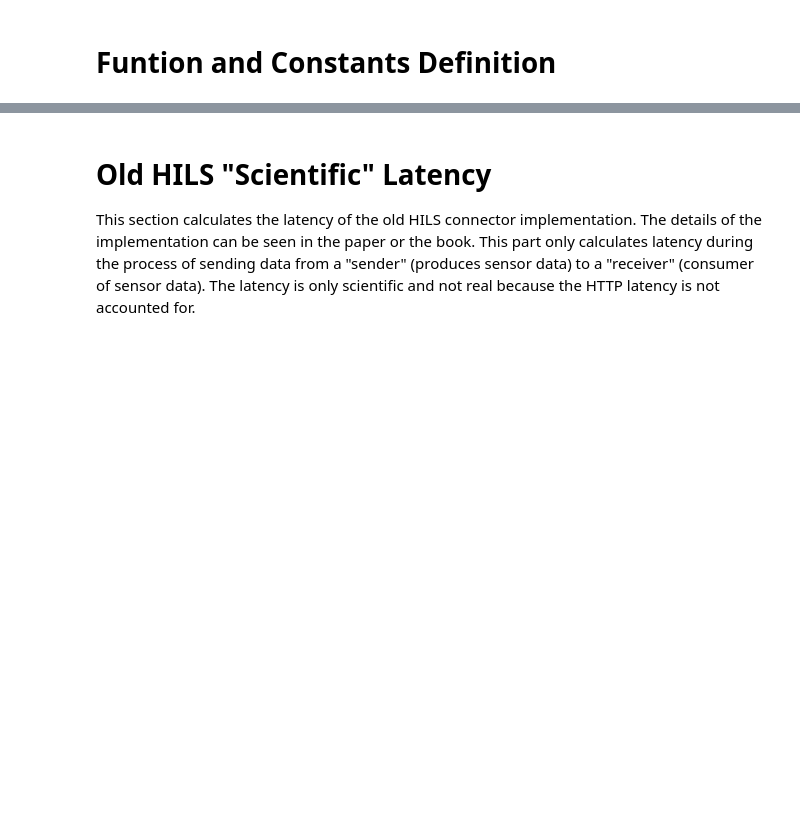
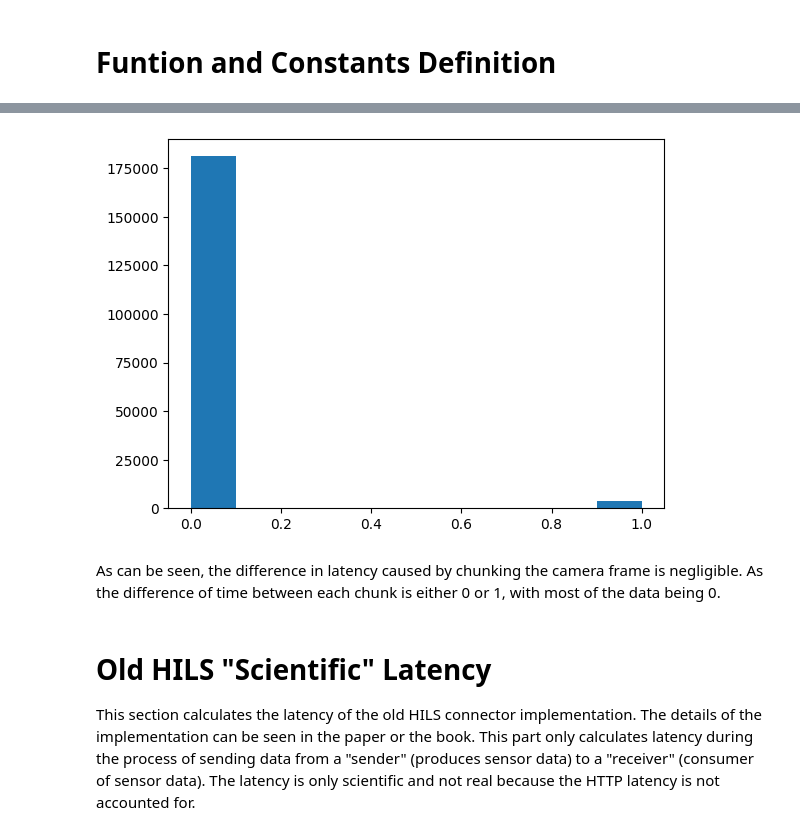
Before and after one commit to jspmarc/final-project-data, a Jupyter notebook: reader.ipynb, the cells around one changed output, grey strips where cells are left out. Drawn from its saved outputs; the diff is of its cells as text; code cells hidden in the pictures; blank space fills up the shorter version.

```diff
--- a/reader.ipynb
+++ b/reader.ipynb
@@ -84,0 +105,6 @@ dtype: float64
+# %%
+rkb_log_time = pd.read_csv(DATA_RKB_PREFIX + "log_time.csv", names=COLS, header=None)
+valid_types = [f"ZEROMQ_ZMQ_ENDPOINT_CAMERA_RECEIVE_{i}" for i in range(100)]
+# %%
+receive_time[COLS[1]] = np.floor(rkb_log_time[COLS[1]] / 1_000_000).astype(np.uint64)
+receive_time = receive_time[receive_time[COLS[0]].isin(valid_types)]
@@ -84,0 +126,2 @@ dtype: float64
+# %%
+receive_time_chunks = np.array_split(receive_time, receive_time.shape[0] / 11)
@@ -84,0 +146,3 @@ dtype: float64
+# %%
+receive_time_diff = pd.concat(receive_time_chunks)
+receive_time_diff.describe()
@@ -85,3 +159,10 @@ dtype: float64
+# %%
+plt.hist(receive_time_diff[COLS[1]])
+plt.show()
+# %% [output]
+[figure, added]
+# %% [markdown]
+As can be seen, the difference in latency caused by chunking the camera frame is negligible. As the difference of time between each chunk is either 0 or 1, with most of the data being 0.
 # %% [markdown]
 # Old HILS "Scientific" Latency
 
```
Also changed, not shown: parts of 12 cells of this notebook, 2 other files.
